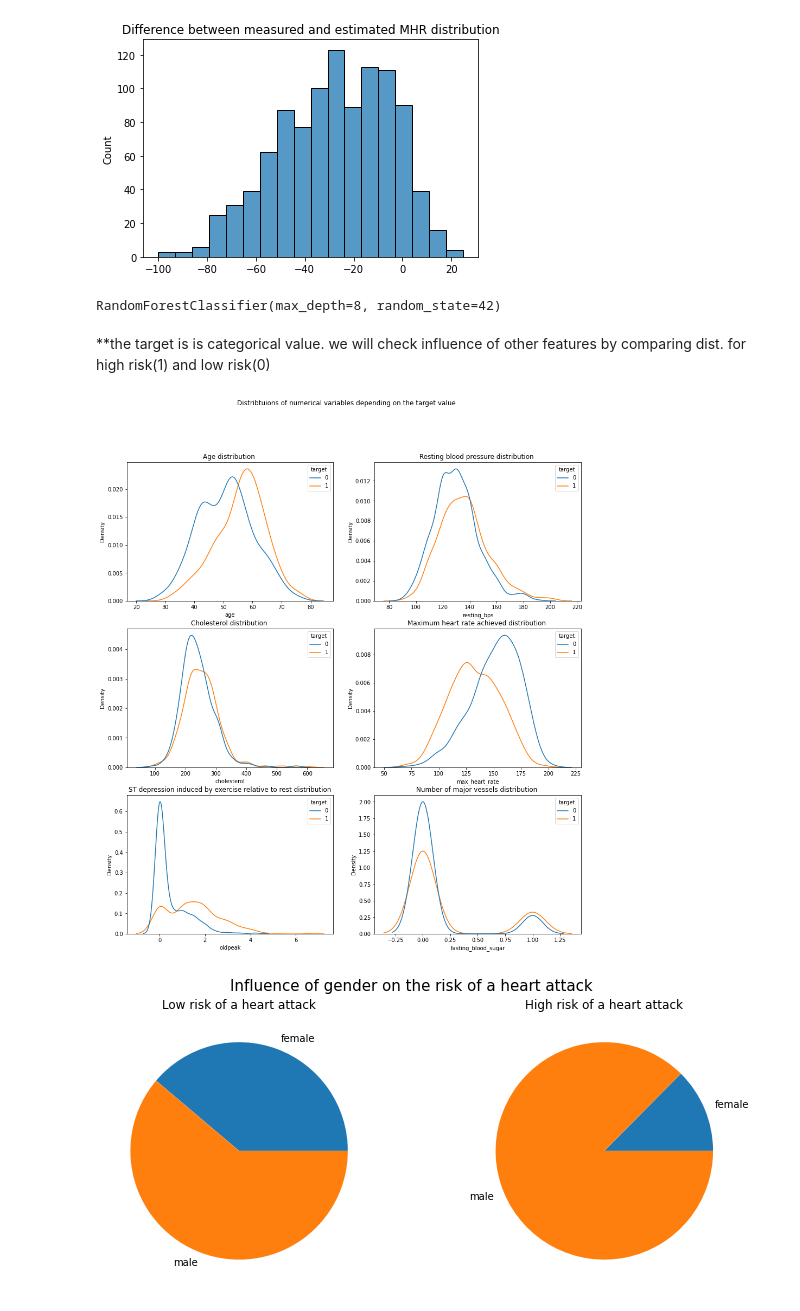
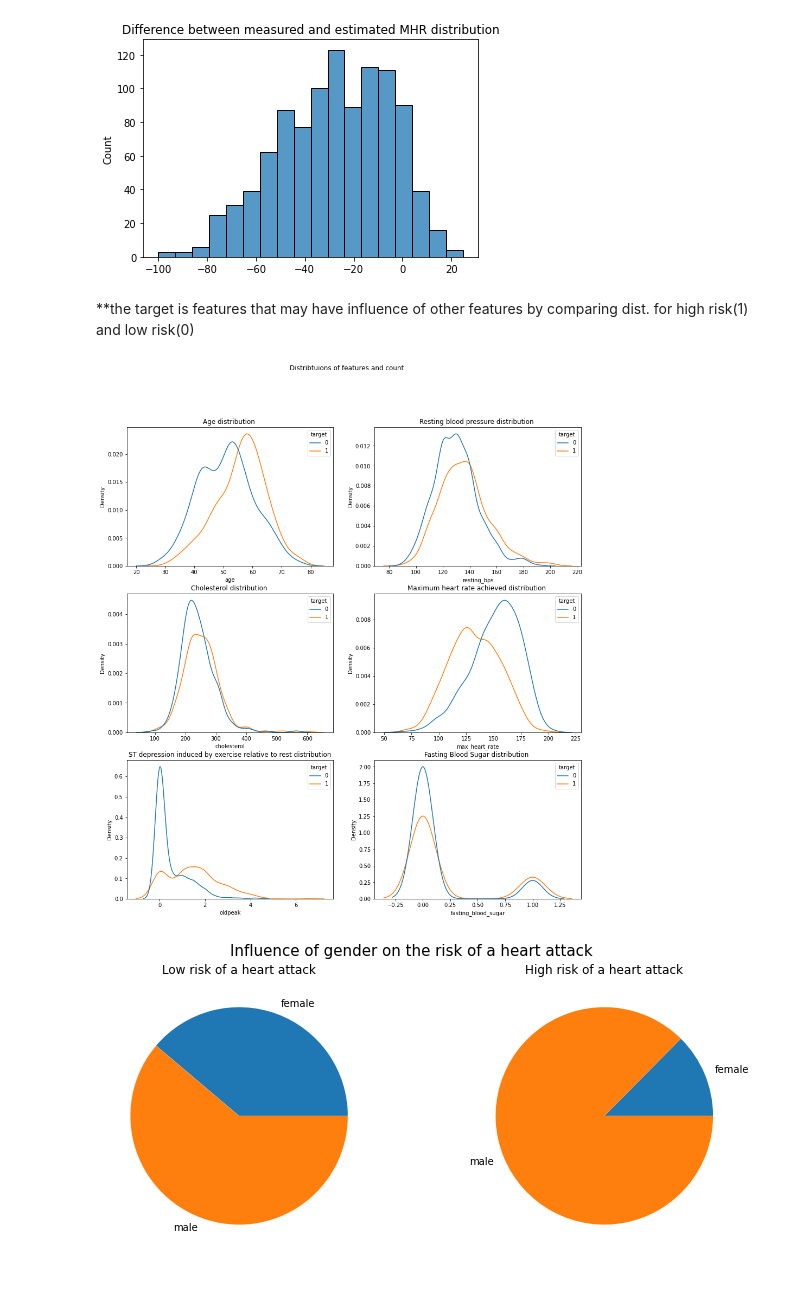
Before and after one commit to ravjolt/project-4, a Jupyter notebook: Heart3.ipynb, the cells around one changed output. Cells and saved outputs as stored; diff of their text form; code cells hidden in the pictures.

```diff
--- a/Heart3.ipynb
+++ b/Heart3.ipynb
@@ -240,33 +257,26 @@ plt.title('Difference between measured and estimated MHR distribution')
 plt.show()
 # %% [output]
 [figure]
-# %%
-rf_classifier = RandomForestClassifier(max_depth=8,
-                                       n_estimators=100,
-                                       random_state=42)
-rf_classifier.fit(heart.drop('target', axis=1), heart['target'])
-# %% [output]
-RandomForestClassifier(max_depth=8, random_state=42)
 # %% [markdown]
-**the target is is categorical value. we will check influence of other features by comparing dist. for high risk(1) and low risk(0)
+**the target is features that may have influence of other features by comparing dist. for high risk(1) and low risk(0)
 # %%
 _, axes = plt.subplots(3, 2, figsize=(15,16))
 sns.kdeplot(data=heart, x='age', hue='target', ax=axes[0, 0])
 axes[0, 0].set_title('Age distribution ')
 sns.kdeplot(data=heart, x='resting_bps', hue='target', ax=axes[0, 1])
 axes[0, 1].set_title('Resting blood pressure distribution ')
 sns.kdeplot(data=heart, x='cholesterol', hue='target', ax=axes[1, 0])
 axes[1, 0].set_title('Cholesterol distribution ')
 sns.kdeplot(data=heart, x='max_heart_rate', hue='target', ax=axes[1, 1])
 axes[1, 1].set_title('Maximum heart rate achieved distribution ')
 sns.kdeplot(data=heart, x='oldpeak', hue='target', ax=axes[2, 0])
 axes[2, 0].set_title('ST depression induced by exercise relative to rest distribution')
 sns.kdeplot(data=heart, x='fasting_blood_sugar', hue='target', ax=axes[2, 1])
-axes[2, 1].set_title('Number of major vessels distribution ')
-plt.suptitle('Distribtuions of numerical variables depending on the target value')
+axes[2, 1].set_title('Fasting Blood Sugar distribution ')
+plt.suptitle('Distribtuions of features and count')
 plt.show()
 # %% [output]
-[figure, old version]
+[figure, new version]
 # %%
 _, axes = plt.subplots(1, 2, figsize=(12,5))
 
```
Also changed, not shown: parts of 68 cells of this notebook.
